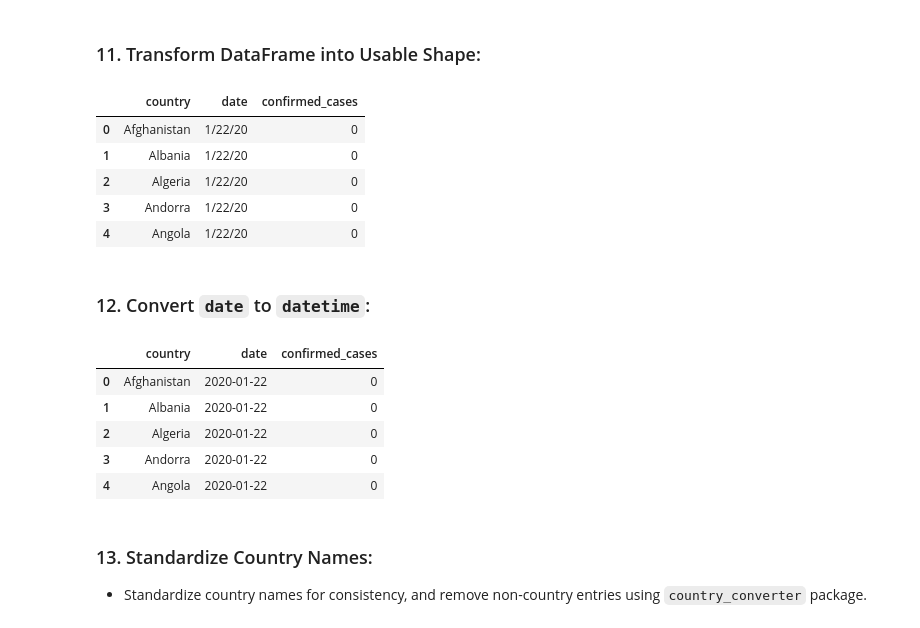
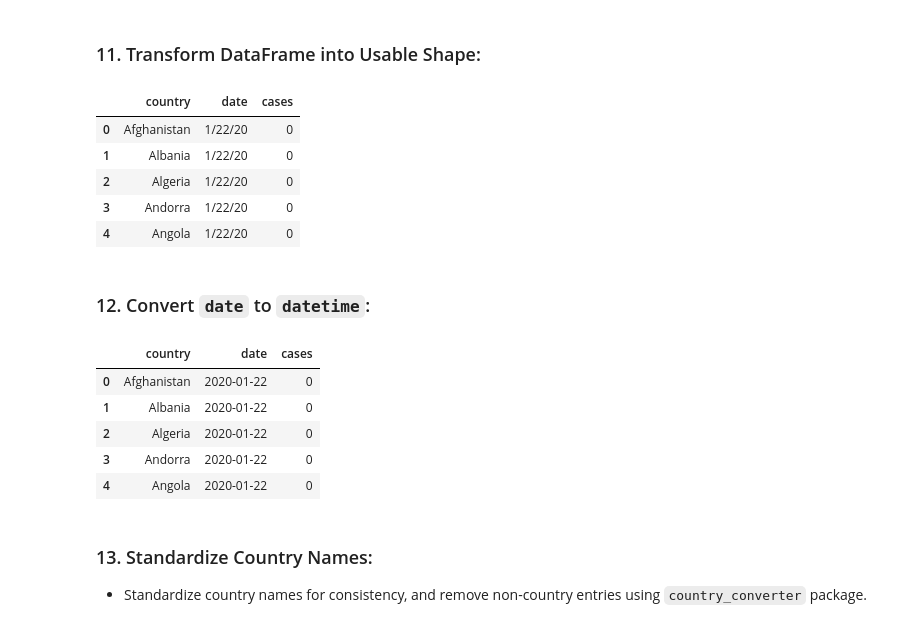
Before and after one commit to jamesinjune/COVID_19_Across_the_World, a Jupyter notebook: notebooks/COVID19_Datasets_Cleaning.ipynb, the cells around one changed output. Cells and saved outputs as stored; diff of their text form; code cells hidden in the pictures.

Commit message:
Update data cleaning notebook
- Changed column names for consistency

```diff
--- a/notebooks/COVID19_Datasets_Cleaning.ipynb
+++ b/notebooks/COVID19_Datasets_Cleaning.ipynb
@@ -257,14 +257,14 @@ df_cases_grouped[df_cases_grouped['country'] == 'Australia']
 # %% [markdown]
 ### 11. Transform DataFrame into Usable Shape:
 # %%
-# Unpivot DataFrame so that we have a `date` column and a `confirmed_cases` column, for usability
+# Unpivot DataFrame so that we have a `date` column and a `cases` column, for usability
 df_cases_melted = pd.melt(df_cases_grouped,
                           id_vars='country',
                           var_name='date',
-                          value_name='confirmed_cases')
+                          value_name='cases')
 df_cases_melted.head()
 # %% [output]
-|  | country | date | confirmed_cases |
+|  | country | date | cases |
 | 0 | Afghanistan | 1/22/20 | 0 |
 | 1 | Albania | 1/22/20 | 0 |
 | 2 | Algeria | 1/22/20 | 0 |
@@ -277,7 +277,7 @@ df_cases_melted.head()
 df_cases_melted['date'] = pd.to_datetime(df_cases_melted['date'], format='%m/%d/%y')
 df_cases_melted.head()
 # %% [output]
-|  | country | date | confirmed_cases |
+|  | country | date | cases |
 | 0 | Afghanistan | 2020-01-22 | 0 |
 | 1 | Albania | 2020-01-22 | 0 |
 | 2 | Algeria | 2020-01-22 | 0 |
```
Also changed, not shown: parts of 17 cells of this notebook.
